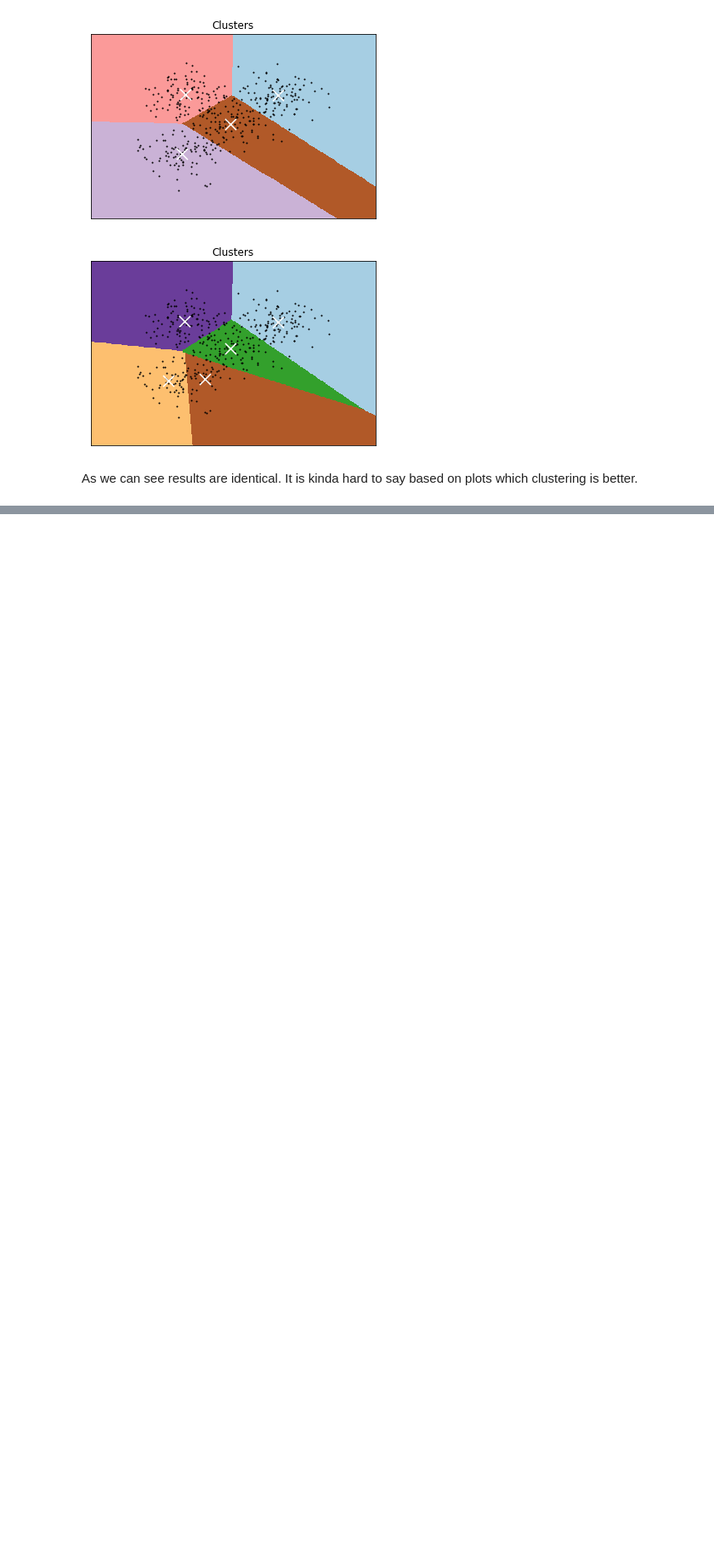
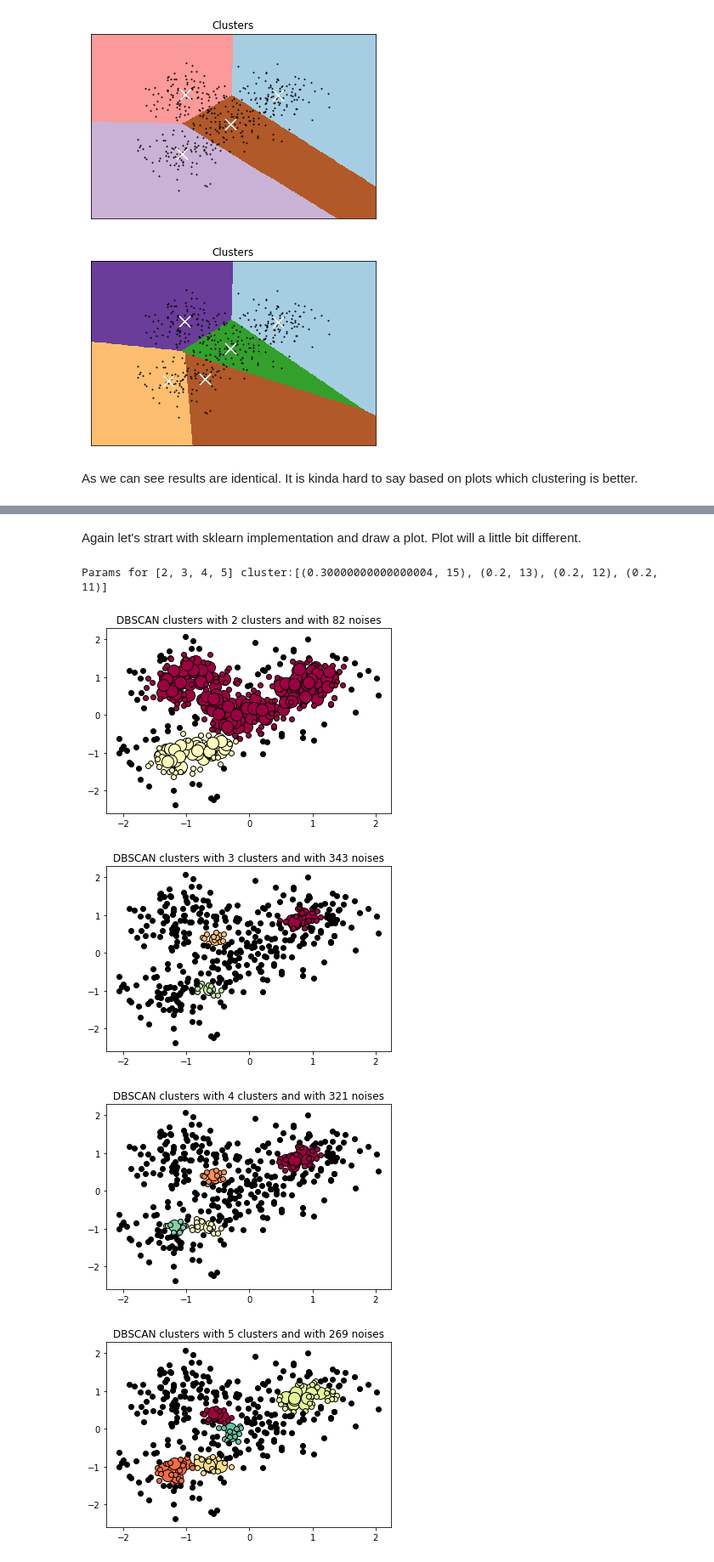
Before and after one commit to RamSaw/MachineLearning, a Jupyter notebook: hw01/hw01.ipynb, the cells around one changed output, grey strips where cells are left out. Shown: that part at 85% size. Cells and saved outputs as stored; diff of their text form; code cells hidden in the pictures; blank space fills up the shorter version.

```diff
--- a/hw01/hw01.ipynb
+++ b/hw01/hw01.ipynb
@@ -336,12 +336,14 @@ class my_KMeans:
 
     def fit(self, X):
         prev_cluster_centers = np.zeros(self.cluster_centers_.shape)
-        s = False
         while not np.allclose(prev_cluster_centers, self.cluster_centers_):
             prev_cluster_centers = np.copy(self.cluster_centers_)
             nearest_centers = self.predict(X)
             for i in range(self.cluster_centers_.shape[0]):
-                self.cluster_centers_[i] = np.mean(X[nearest_centers == i], axis=0)
+                nearest_to_i = X[nearest_centers == i]
+                if nearest_to_i.size == 0:
+                    continue
+                self.cluster_centers_[i] = np.mean(nearest_to_i, axis=0)
 # %%
 for initial_center in initial_centers:
     kmeans = my_KMeans(n_clusters=initial_center.shape[0], init=initial_center)
@@ -356,0 +361,2 @@ As we can see results are identical. It is kinda hard to say based on plots whic
+# %% [markdown]
+Again let's strart with sklearn implementation and draw a plot. Plot will a little bit different.
@@ -356,0 +389,29 @@ As we can see results are identical. It is kinda hard to say based on plots whic
+# %%
+from sklearn.cluster import DBSCAN
+
+def find_params_for_clusters(X, k, eps_range=np.arange(0.1, 1, 0.1), min_samples_range=np.arange(10, 20)):
+    for eps in eps_range:
+        for min_samples in min_samples_range:
+            db = DBSCAN(eps=eps, min_samples=min_samples).fit(X)
+            n_clusters = len(set(db.labels_)) - (1 if -1 in db.labels_ else 0)
+            if n_clusters == k:
+                return eps, min_samples
+    return None
+cluster_params = [find_params_for_clusters(blobs_X, k) for k in k_clusters]
+print("Params for " + str(k_clusters) + " cluster:" + str(cluster_params))
+# %% [output]
+Params for [2, 3, 4, 5] cluster:[(0.30000000000000004, 15), (0.2, 13), (0.2, 12), (0.2, 11)]
+# %%
+def draw_sklearn_DBSCAN(X, db):
+    db.fit(X)
+    core_samples_mask = np.zeros_like(db.labels_, dtype=bool)
+    core_samples_mask[db.core_sample_indices_] = True
+    draw_DBSCAN_plot(X, db.labels_, core_samples_mask)
+
+for cluster_param in cluster_params:
+    draw_sklearn_DBSCAN(blobs_X, DBSCAN(eps=cluster_param[0], min_samples=cluster_param[1]))
+# %% [output]
+[figure, added]
+[figure, added]
+[figure, added]
+[figure, added]
```
Also changed, not shown: parts of 18 cells of this notebook.
